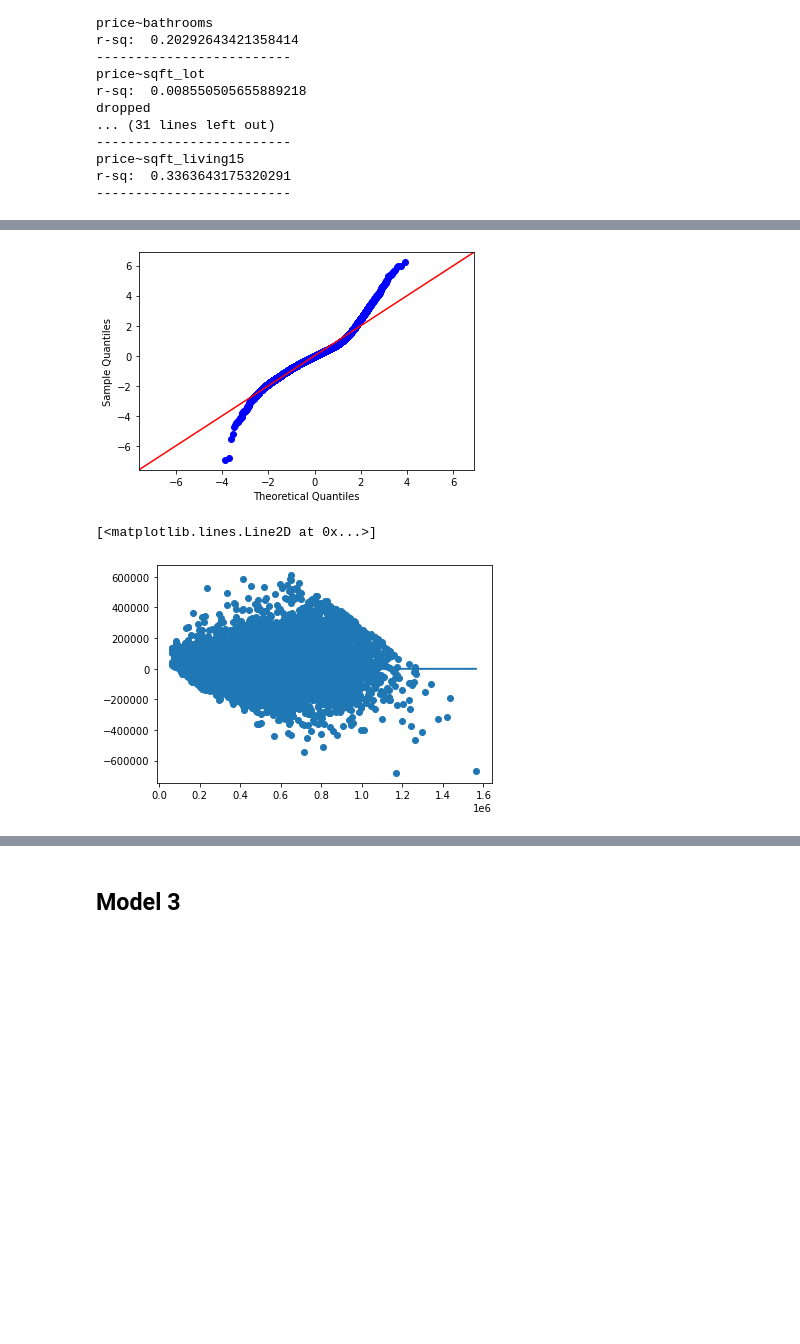
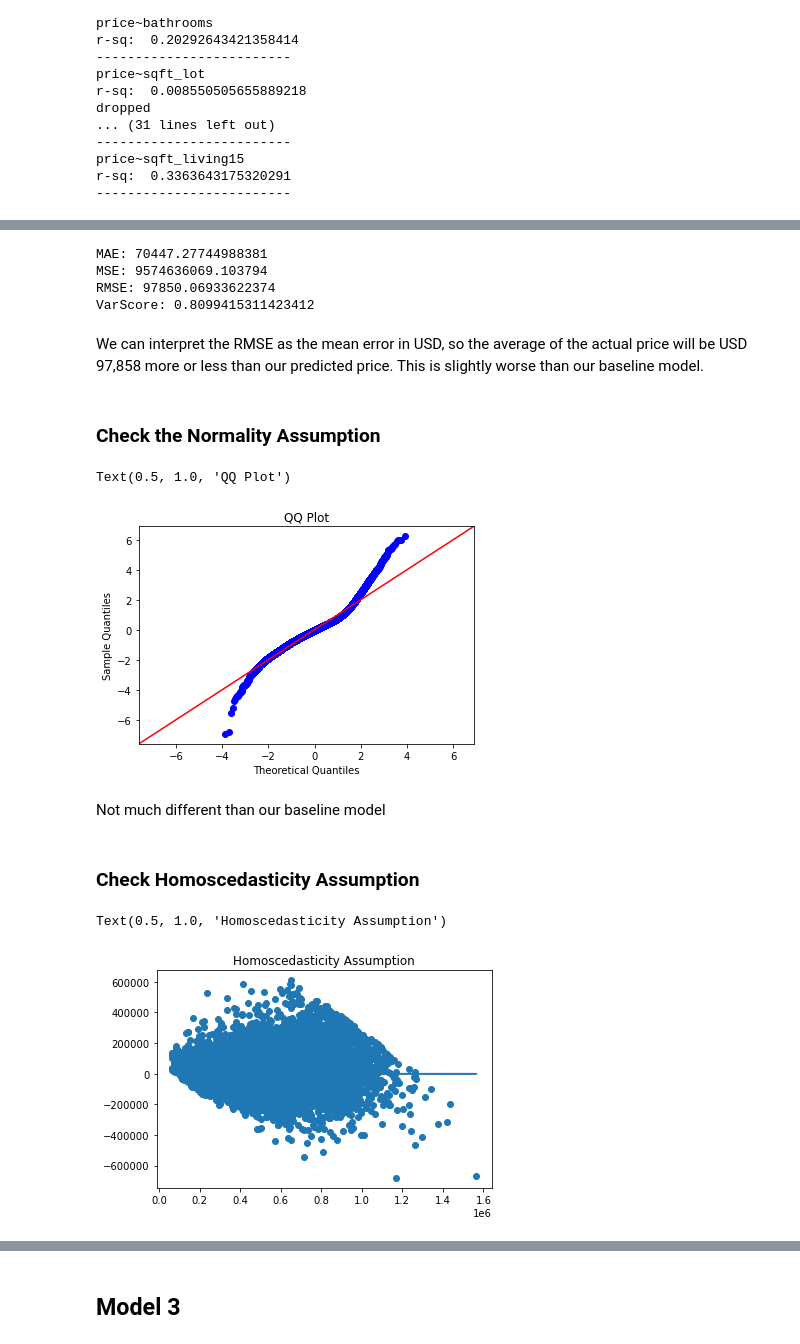
Before and after one commit to alexcasey92/Phase_2_Housing_Project, a Jupyter notebook: technical_notebook.ipynb, the cells around one changed output, grey strips where cells are left out. Saved outputs shown, nothing was run; the diff lists cells and outputs as text; code cells hidden in the pictures; blank space fills up the shorter version.

```diff
--- a/technical_notebook.ipynb
+++ b/technical_notebook.ipynb
@@ -821,12 +839,34 @@ OLS Regression Results
 Notes:
 [1] Standard Errors assume that the covariance matrix of the errors is correctly specified.
+# %%
+ypred2 = model_2.predict(X_int)
+print('MAE:', metrics.mean_absolute_error(y, ypred2))
+print('MSE:', metrics.mean_squared_error(y, ypred2))
+print('RMSE:', np.sqrt(metrics.mean_squared_error(y, ypred2)))
+print('VarScore:',metrics.explained_variance_score(y, ypred2))
+# %% [output]
+MAE: 70447.27744988381
+MSE: 9574636069.103794
+RMSE: 97850.06933622374
+VarScore: 0.8099415311423412
+# %% [markdown]
+We can interpret the RMSE as the mean error in USD, so the average of the actual price will be USD 97,858 more or less than our predicted price. This is slightly worse than our baseline model.
+# %% [markdown]
+### Check the Normality Assumption
 # %%
 fig = sm.graphics.qqplot(model_2.resid, dist=stats.norm, line='45', fit=True)
+plt.title('QQ Plot')
 # %% [output]
+Text(0.5, 1.0, 'QQ Plot')
-[figure, old version]
+[figure, new version]
+# %% [markdown]
+Not much different than our baseline model
+# %% [markdown]
+### Check Homoscedasticity Assumption
 # %%
 plt.scatter(model_2.predict(X_int), model_2.resid)
 plt.plot(model_2.predict(X_int), [0 for i in range(len(X))])
+plt.title('Homoscedasticity Assumption')
 # %% [output]
-[<matplotlib.lines.Line2D at 0x...>]
+Text(0.5, 1.0, 'Homoscedasticity Assumption')
-[figure, old version]
+[figure, new version]
```
Also changed, not shown: parts of 41 cells of this notebook, 2 other files.
